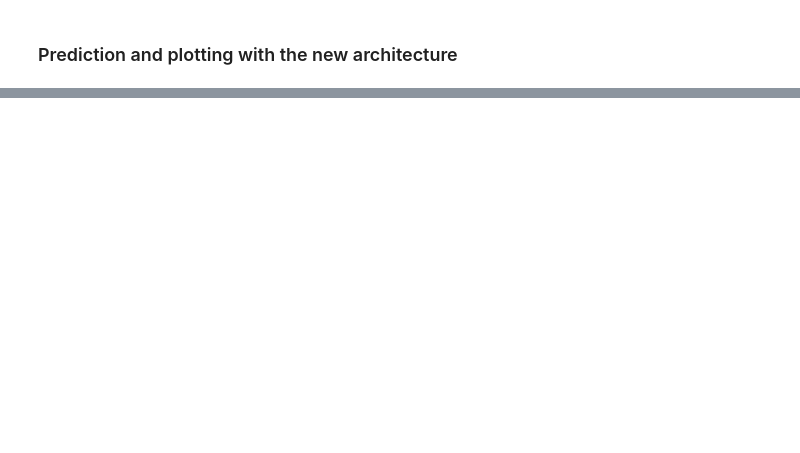
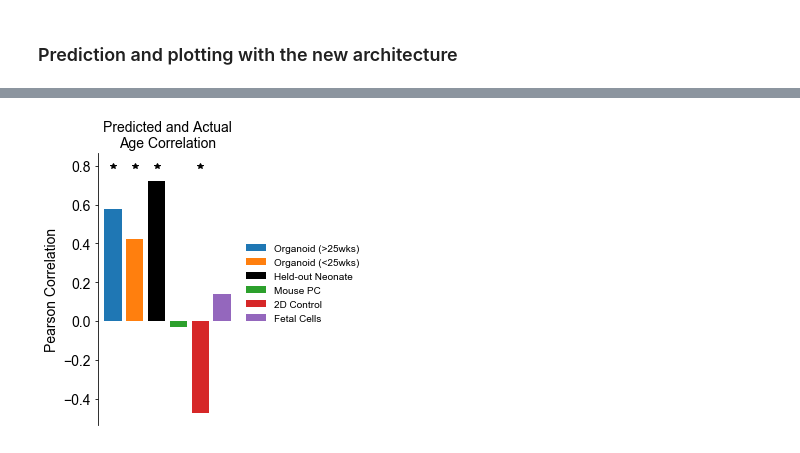
Before and after one commit to voytekresearch/OscillatoryOrganoids, a Jupyter notebook: organoid_EEG_age_regression.ipynb, the cells around one changed output, grey strips where cells are left out. Saved outputs shown, nothing was run; the diff lists cells and outputs as text; code cells hidden in the pictures; blank space fills up the shorter version.

```diff
--- a/organoid_EEG_age_regression.ipynb
+++ b/organoid_EEG_age_regression.ipynb
@@ -323,7 +366,7 @@ np.random.seed(0)
 
 # setting up data
 train_set = 'baby'
-feat_subset = range(len(feat_names_abr))
+feat_subset = range(len(feat_names_abr)-0)
 print('Training on: ' + train_set)
 
 # define training data & id
@@ -414,6 +507,7 @@ R2 score for heldout neonates: 0.552
 # %% [markdown]
 # Shuffle prediction age and perform correlation
 # %%
+predicted_y = model.predict(test_x)
 n_shuffles = 1000
 shuffle_stats = np.zeros((n_shuffles,2))
 for i in range(n_shuffles):
@@ -543,0 +614,18 @@ def pred_stats(df_feat):
+# %%
+plt.figure(figsize=(2.5,5))
+for i, df_feat in enumerate(df_list):
+    rho, pv = sp.stats.pearsonr(df_feat['Age'], df_feat['pred_age'])
+    plt.bar(i, rho, label=labels[i], color=color_list[i])
+    if pv<0.01:
+        plt.plot(i, 0.8, 'k*')
+
+plt.ylabel('Pearson Correlation')
+plt.xticks([])
+#plt.xticks(np.arange(len(labels)), labels, rotation=320)
+plt.title('Predicted and Actual\nAge Correlation', fontsize=14);
+plt.legend(bbox_to_anchor=[1.0,0.7], frameon=False, fontsize=10)
+plt.gca().spines['right'].set_visible(False);plt.gca().spines['top'].set_visible(False);
+plt.gca().spines['bottom'].set_visible(False);
+plt.savefig(fig_saveout + '6_predcorr.pdf', bbox_inches = 'tight')
+# %% [output]
+[figure, added]
```
Also changed, not shown: parts of 12 cells of this notebook, 7 other files.
